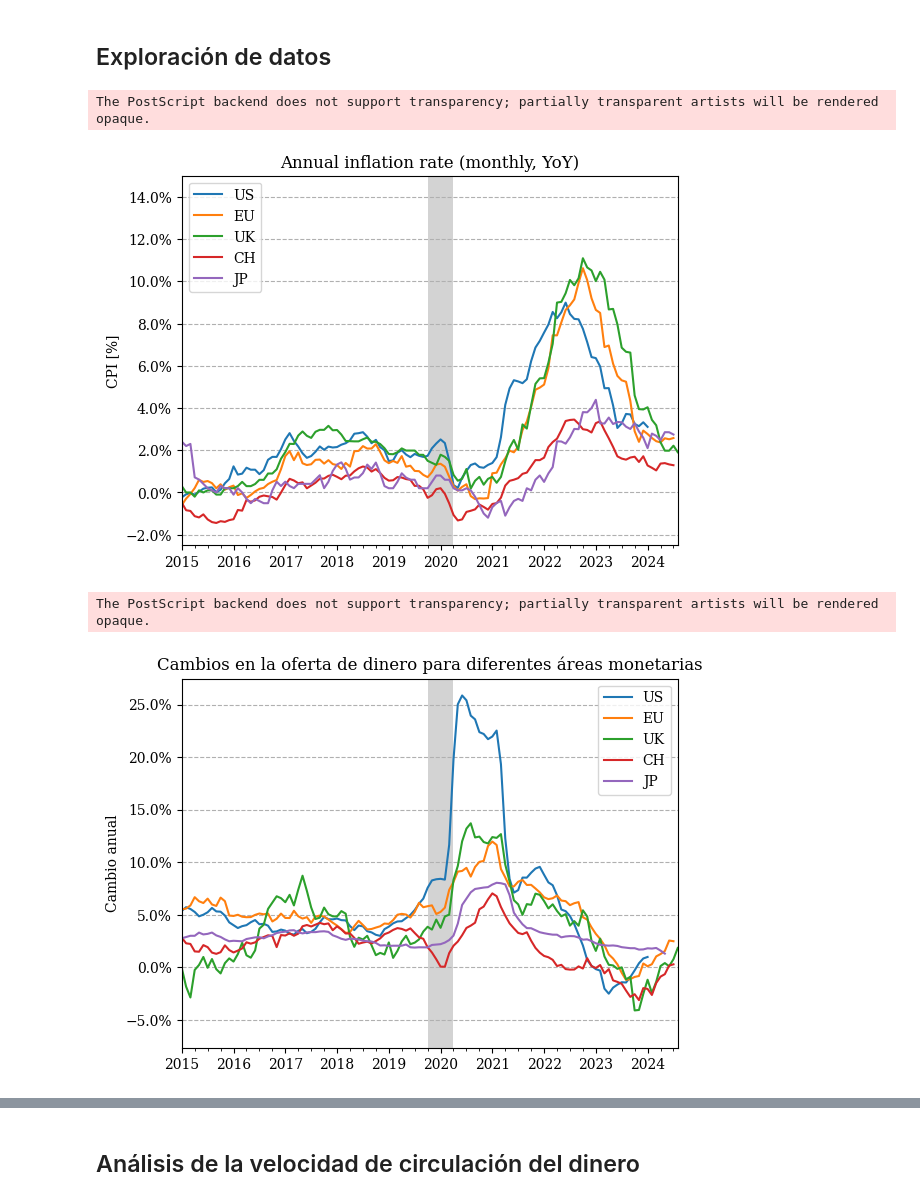
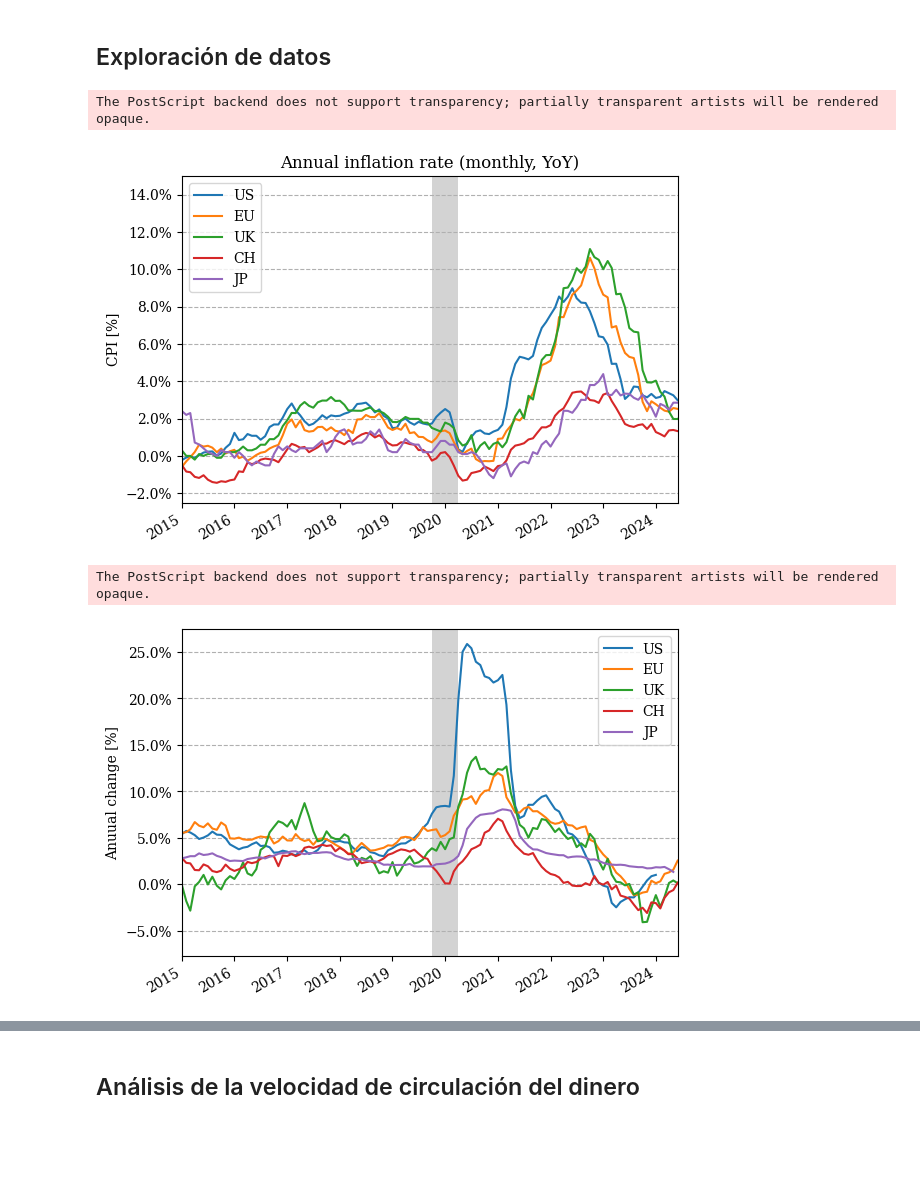
Before and after one commit to MiguelPuntoEs/money-growth, a Jupyter notebook: money-growth.ipynb, the cells around one changed output, grey strips where cells are left out. Drawn from its saved outputs; the diff is of its cells as text; code cells hidden in the pictures; blank space fills up the shorter version.

```diff
--- a/money-growth.ipynb
+++ b/money-growth.ipynb
@@ -275,47 +21,55 @@ ax.set_ylabel('Cambio anual');
+# %%
+df_us = pd.read_pickle('data/us.pickle')
+df_eu = pd.read_pickle('data/eu.pickle')
+df_ch = pd.read_pickle('data/ch.pickle')
+df_uk = pd.read_pickle('data/uk.pickle')
+df_jp = pd.read_pickle('data/jp.pickle')
 # %% [markdown]
 ## Exploración de datos
 # %%
 fig, ax = plt.subplots()
 
 df_us['cpi'].pct_change(periods=12).plot(ax=ax, label='US')
 df_eu['cpi'].pct_change(periods=12).plot(ax=ax, label='EU')
 df_uk['cpi'].pct_change(periods=12).plot(ax=ax, label='UK')
 df_ch['cpi'].pct_change(periods=12).plot(ax=ax, label='CH')
 df_jp['cpi'].pct_change(periods=12).plot(ax=ax, label='JP')
 
 plot_recessions(ax)
 
-ax.set_xlim(['2015', None])
+ax.set_xlim(['2015', '2024-06'])
 ax.set_ylim([-.025, .15])
 ax.yaxis.set_major_formatter(mtick.PercentFormatter(1.0))
 ax.grid(which='major', axis='y', linestyle='--')  #  or bothdd
 ax.set_title('Annual inflation rate (monthly, YoY)')
 ax.set_xlabel('')
 ax.set_ylabel('CPI [%]')
 ax.legend();
 
 fig.savefig(f'{PLOTS_PATH}/inflation.eps', bbox_inches='tight')
+fig.savefig(f'{PLOTS_PATH}/inflation.svg', bbox_inches='tight')
 # %% [output]
 The PostScript backend does not support transparency; partially transparent artists will be rendered opaque.
-[figure, old version]
+[figure, new version]
 # %%
 fig, ax = plt.subplots()
 
-df_us['m3'].pct_change(periods=12).plot(ax=ax, label='US')
-df_eu['m3'].pct_change(periods=12).plot(ax=ax, label='EU')
-df_uk['m3'].pct_change(periods=12).plot(ax=ax, label='UK')
-df_ch['m3'].pct_change(periods=12).plot(ax=ax, label='CH')
+df_us['m3'].pct_change(periods=12, fill_method=None).plot(ax=ax, label='US')
+df_eu['m3'].pct_change(periods=12, fill_method=None).plot(ax=ax, label='EU')
+df_uk['m3'].pct_change(periods=12, fill_method=None).plot(ax=ax, label='UK')
+df_ch['m3'].pct_change(periods=12, fill_method=None).plot(ax=ax, label='CH')
 df_jp['m3'].pct_change(periods=12, fill_method=None).plot(ax=ax, label='JP')
 plot_recessions(ax)
 
-ax.set_xlim(['2015', None])
+ax.set_xlim(['2015', '2024-06'])
 ax.yaxis.set_major_formatter(mtick.PercentFormatter(1.0))
 ax.grid(which='major', axis='y', linestyle='--')  #  or bothdd
 ax.set_xlabel('')
-ax.set_ylabel('Cambio anual')
-ax.set_title('Cambios en la oferta de dinero para diferentes áreas monetarias');
+ax.set_ylabel('Anuual change [%]')
+# ax.set_title('Cambios en la oferta de dinero para diferentes áreas monetarias');
 ax.legend();
 fig.savefig(f'{PLOTS_PATH}/money-supply.eps', bbox_inches='tight')
+fig.savefig(f'{PLOTS_PATH}/money-supply.svg', bbox_inches='tight')
 # %% [output]
 The PostScript backend does not support transparency; partially transparent artists will be rendered opaque.
-[figure, old version]
+[figure, new version]
```
Also changed, not shown: parts of 34 cells of this notebook, 40 other files.
